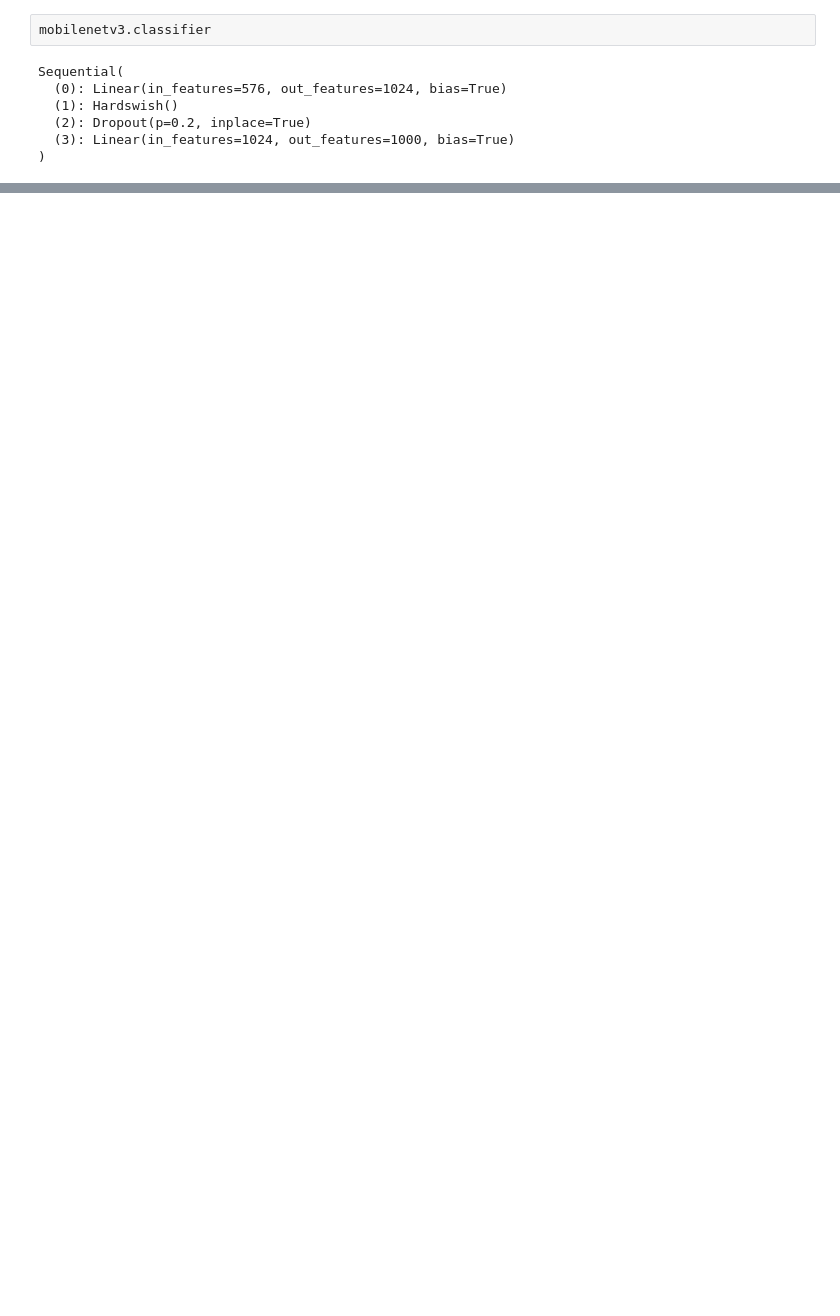
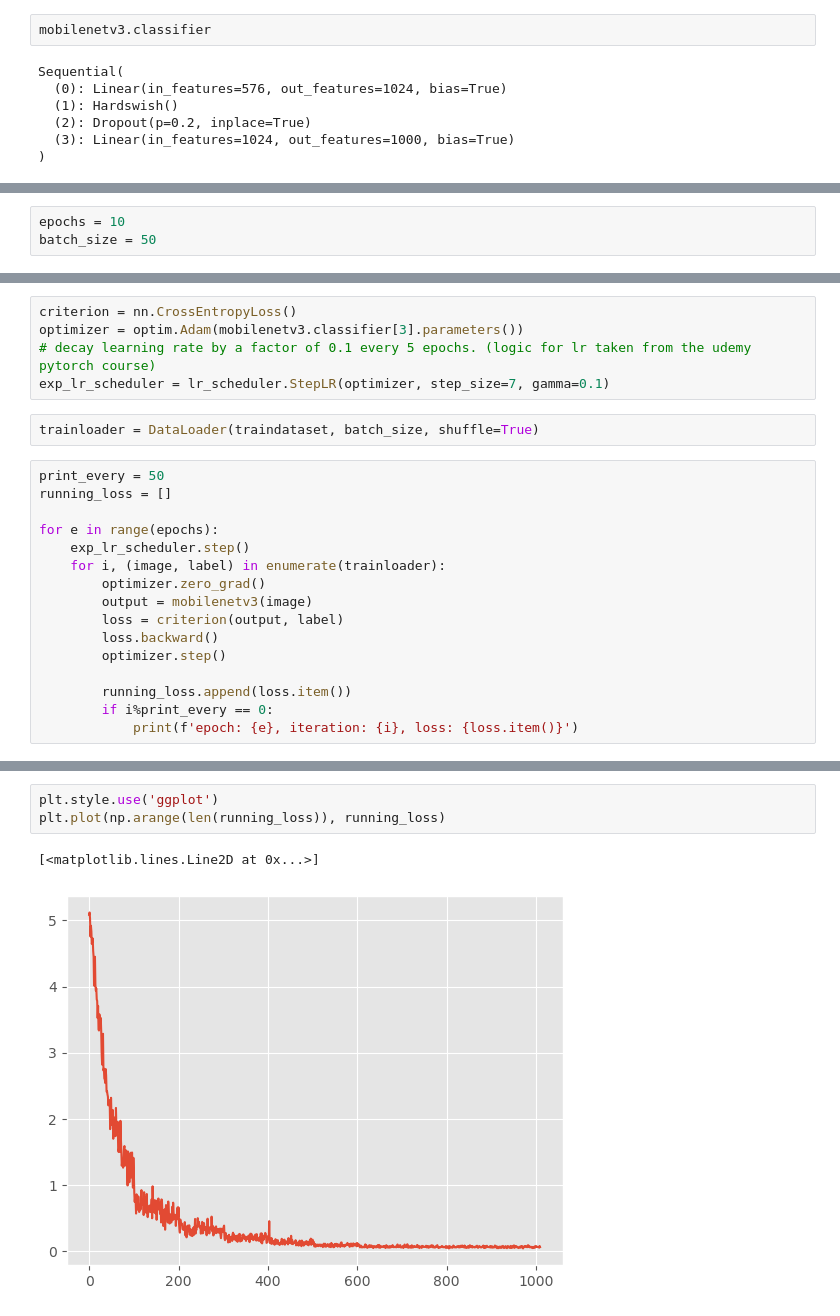
Before and after one commit to atmosinf/ml_practice, a Jupyter notebook: pytorch/transfer_learning/transfer_learning_1.ipynb, the cells around one changed output, grey strips where cells are left out. Drawn from its saved outputs; the diff is of its cells as text; blank space fills up the shorter version.

Commit message:
transfer learning

```diff
--- a/pytorch/transfer_learning/transfer_learning_1.ipynb
+++ b/pytorch/transfer_learning/transfer_learning_1.ipynb
@@ -255,0 +319,3 @@ from torch
+# %%
+epochs = 10
+batch_size = 50
@@ -255,0 +326,23 @@ from torch
+# %%
+criterion = nn.CrossEntropyLoss()
+optimizer = optim.Adam(mobilenetv3.classifier[3].parameters())
+# decay learning rate by a factor of 0.1 every 5 epochs. (logic for lr taken from the udemy pytorch course)
+exp_lr_scheduler = lr_scheduler.StepLR(optimizer, step_size=7, gamma=0.1)
+# %%
+trainloader = DataLoader(traindataset, batch_size, shuffle=True)
+# %%
+print_every = 50
+running_loss = []
+
+for e in range(epochs):
+    exp_lr_scheduler.step()
+    for i, (image, label) in enumerate(trainloader):
+        optimizer.zero_grad()
+        output = mobilenetv3(image)
+        loss = criterion(output, label)
+        loss.backward()
+        optimizer.step()
+
+        running_loss.append(loss.item())
+        if i%print_every == 0:
+            print(f'epoch: {e}, iteration: {i}, loss: {loss.item()}')
@@ -255,0 +367,6 @@ from torch
+# %%
+plt.style.use('ggplot')
+plt.plot(np.arange(len(running_loss)), running_loss)
+# %% [output]
+[<matplotlib.lines.Line2D at 0x...>]
+[figure, added]
```
Also changed, not shown: parts of 97 cells of this notebook, 2 other files.
